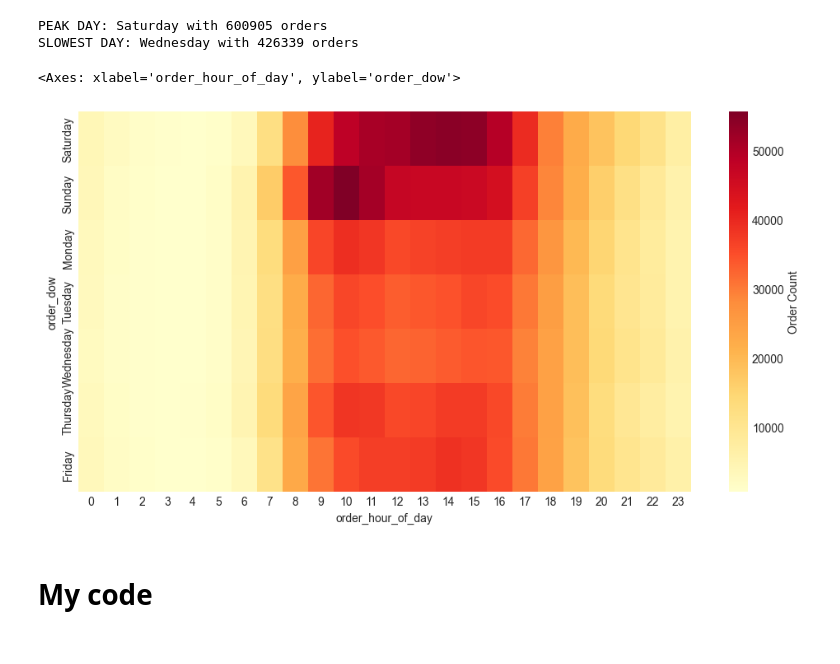
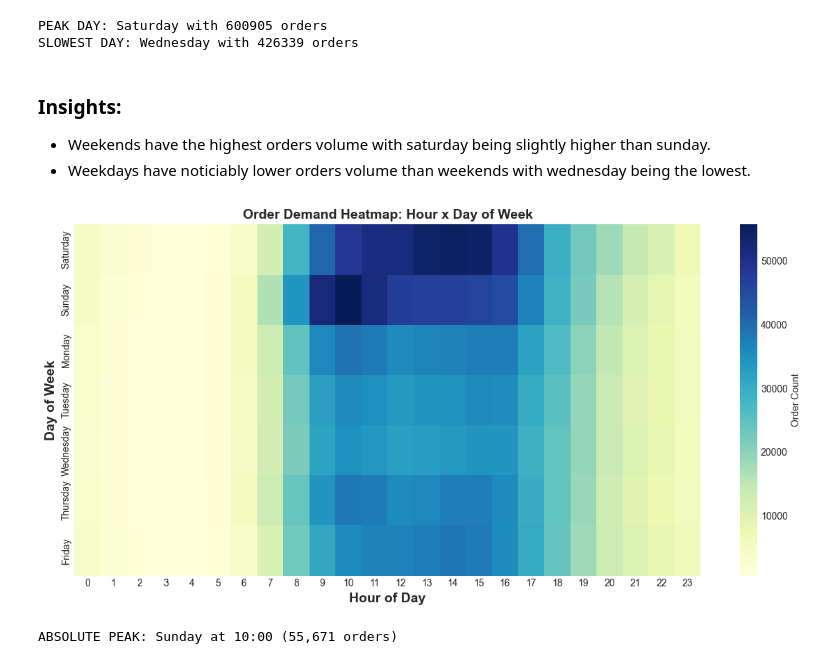
Before and after one commit to MooAbdelhamid/orderpulse-ai, a Jupyter notebook: notebooks/01_eda.ipynb, the cells around one changed output. Cells and saved outputs as stored; diff of their text form; code cells hidden in the pictures.

```diff
--- a/notebooks/01_eda.ipynb
+++ b/notebooks/01_eda.ipynb
@@ -221,15 +226,27 @@ print(f"SLOWEST DAY: {slowest_day['day_name']} with {int(slowest_day['order_coun
 [figure]
 PEAK DAY: Saturday with 600905 orders
 SLOWEST DAY: Wednesday with 426339 orders
+# %% [markdown]
+### Insights:
+- Weekends have the highest orders volume with saturday being slightly higher than sunday.
+- Weekdays have noticiably lower orders volume than weekends with wednesday being the lowest.
 # %%
+# Daily and Hourly ordering patterns
 hour_dow_matrix = df_orders.groupby(['order_dow', 'order_hour_of_day']).count()['order_id'].reset_index(name='order_count')
 hour_dow_matrix = hour_dow_matrix.pivot_table(index='order_dow', columns='order_hour_of_day', values='order_count')
 hour_dow_matrix.index = hour_dow_matrix.index.map(dow_mapping)
 
 plt.figure(figsize=(12,6))
-sns.heatmap(data=hour_dow_matrix, cmap='YlOrRd', annot=False, fmt='d', cbar_kws={'label': 'Order Count'})
+sns.heatmap(data=hour_dow_matrix, cmap='YlGnBu', annot=False, fmt='d', cbar_kws={'label': 'Order Count'})
+plt.xlabel('Hour of Day', fontsize=14, fontweight='bold')
+plt.ylabel('Day of Week', fontsize=14, fontweight='bold')
+plt.title('Order Demand Heatmap: Hour x Day of Week', fontsize=14, fontweight='bold')
+plt.tight_layout()
+plt.show()
+
+peak_index = hour_dow_matrix.stack().idxmax()
+peak_orders = hour_dow_matrix.stack().max()
+print(f"\nABSOLUTE PEAK: {peak_index[0]} at {int(peak_index[1])}:00 ({int(peak_orders):,} orders)")
 # %% [output]
+[figure, new version]
-<Axes: xlabel='order_hour_of_day', ylabel='order_dow'>
+ABSOLUTE PEAK: Sunday at 10:00 (55,671 orders)
-[figure, old version]
-# %% [markdown]
-# My code
```
Also changed, not shown: parts of 10 cells of this notebook.
